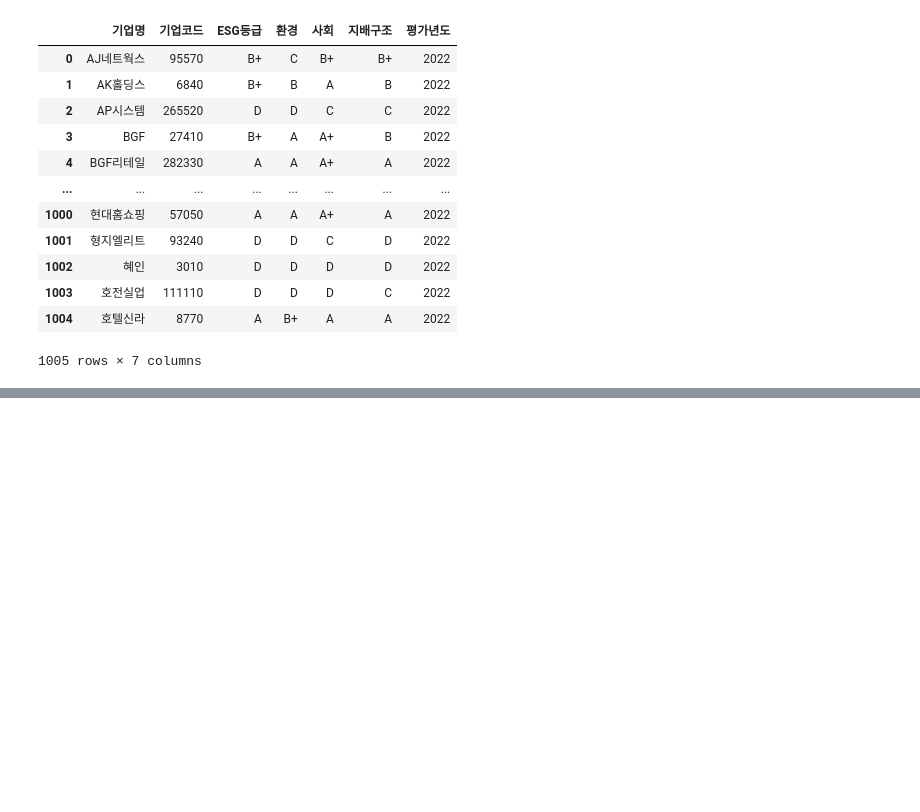
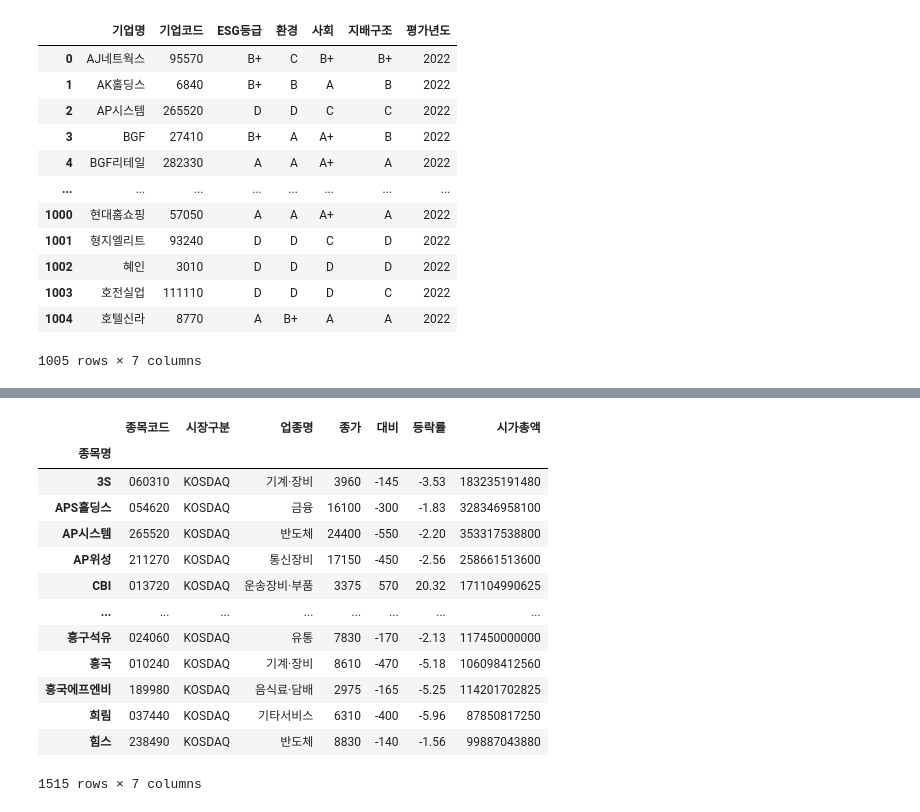
Before and after one commit to shoni0325/Hackathon_ESG, a Jupyter notebook: code/test.ipynb, the cells around one changed output, grey strips where cells are left out. Saved outputs shown, nothing was run; the diff lists cells and outputs as text; code cells hidden in the pictures; blank space fills up the shorter version.

```diff
--- a/code/test.ipynb
+++ b/code/test.ipynb
@@ -94,0 +112,17 @@ pd.read_csv('../data/ESGdata/개별 ESG 데이터/2022.csv')
+# %%
+pd.read_csv('../data/ESGdata/업종분류데이터/2021코스닥업종분류.csv', encoding='euc-kr', index_col='종목명')
+# %% [output]
+|  | 종목코드 | 시장구분 | 업종명 | 종가 | 대비 | 등락률 | 시가총액 |
+| 종목명 |  |  |  |  |  |  |  |
+| 3S | 060310 | KOSDAQ | 기계·장비 | 3960 | -145 | -3.53 | 183235191480 |
+| APS홀딩스 | 054620 | KOSDAQ | 금융 | 16100 | -300 | -1.83 | 328346958100 |
+| AP시스템 | 265520 | KOSDAQ | 반도체 | 24400 | -550 | -2.20 | 353317538800 |
+| AP위성 | 211270 | KOSDAQ | 통신장비 | 17150 | -450 | -2.56 | 258661513600 |
+| CBI | 013720 | KOSDAQ | 운송장비·부품 | 3375 | 570 | 20.32 | 171104990625 |
+| ... | ... | ... | ... | ... | ... | ... | ... |
+| 흥구석유 | 024060 | KOSDAQ | 유통 | 7830 | -170 | -2.13 | 117450000000 |
+| 흥국 | 010240 | KOSDAQ | 기계·장비 | 8610 | -470 | -5.18 | 106098412560 |
+| 흥국에프엔비 | 189980 | KOSDAQ | 음식료·담배 | 2975 | -165 | -5.25 | 114201702825 |
+| 희림 | 037440 | KOSDAQ | 기타서비스 | 6310 | -400 | -5.96 | 87850817250 |
+| 힘스 | 238490 | KOSDAQ | 반도체 | 8830 | -140 | -1.56 | 99887043880 |
+1515 rows × 7 columns
```
Also changed, not shown: parts of 5 cells of this notebook, 23 other files.
